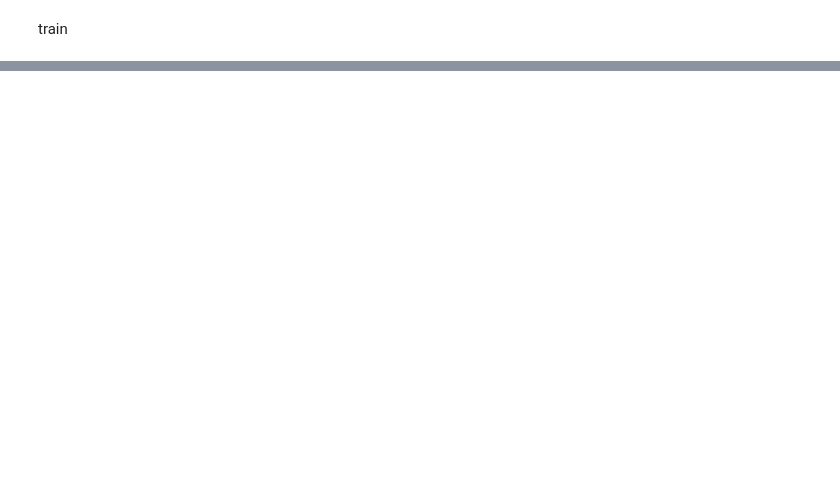
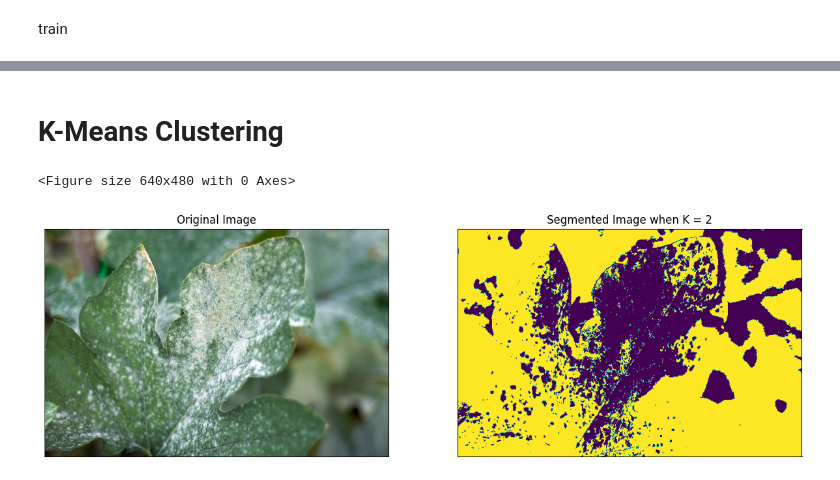
Before and after one commit to talisma-cassoma/plant-disease-study, a Jupyter notebook: Plant_disease_segmentation.ipynb, the cells around one changed output, grey strips where cells are left out. Drawn from its saved outputs; the diff is of its cells as text; code cells hidden in the pictures; blank space fills up the shorter version.

```diff
--- a/Plant_disease_segmentation.ipynb
+++ b/Plant_disease_segmentation.ipynb
@@ -466,0 +623,40 @@ Epoch 19/25
+# %% [markdown]
+# K-Means Clustering
+# %%
+img = cv2.imread("/content/drive/MyDrive/plant-disease-segmentation-dataset/working/legiont/image/img/00003_3.jpg")
+img = cv2.cvtColor(img, cv2.COLOR_BGR2RGB)
+r, g, b = cv2.split(img)
+r = r.flatten()
+g = g.flatten()
+b = b.flatten()#plotting
+fig = plt.figure()
+ax = Axes3D(fig)
+ax.scatter(r, g, b)
+plt.show()
+# %% [output]
+<Figure size 640x480 with 0 Axes>
+# %%
+original_image = cv2.imread("/content/drive/MyDrive/plant-disease-segmentation-dataset/working/legiont/image/img/00003_3.jpg")
+img=cv2.cvtColor(original_image,cv2.COLOR_BGR2RGB)
+vectorized = img.reshape((-1,3))
+vectorized = np.float32(vectorized)
+criteria = (cv2.TERM_CRITERIA_EPS + cv2.TERM_CRITERIA_MAX_ITER, 10, 1.0)
+# %%
+K = 2
+attempts=10
+ret,label,center=cv2.kmeans(vectorized,K,None,criteria,attempts,cv2.KMEANS_PP_CENTERS)
+center = np.uint8(center)
+res = center[label.flatten()]
+result_image = res.reshape((img.shape))
+result_image = cv2.cvtColor(result_image, cv2.COLOR_BGR2GRAY)
+result_image = cv2.bitwise_not(result_image)
+# %%
+figure_size = 15
+plt.figure(figsize=(figure_size,figure_size))
+plt.subplot(1,2,1),plt.imshow(img)
+plt.title('Original Image'), plt.xticks([]), plt.yticks([])
+plt.subplot(1,2,2),plt.imshow(result_image)
+plt.title('Segmented Image when K = %i' % K), plt.xticks([]), plt.yticks([])
+plt.show()
+# %% [output]
+[figure, added]
```
Also changed, not shown: parts of 12 cells of this notebook.
